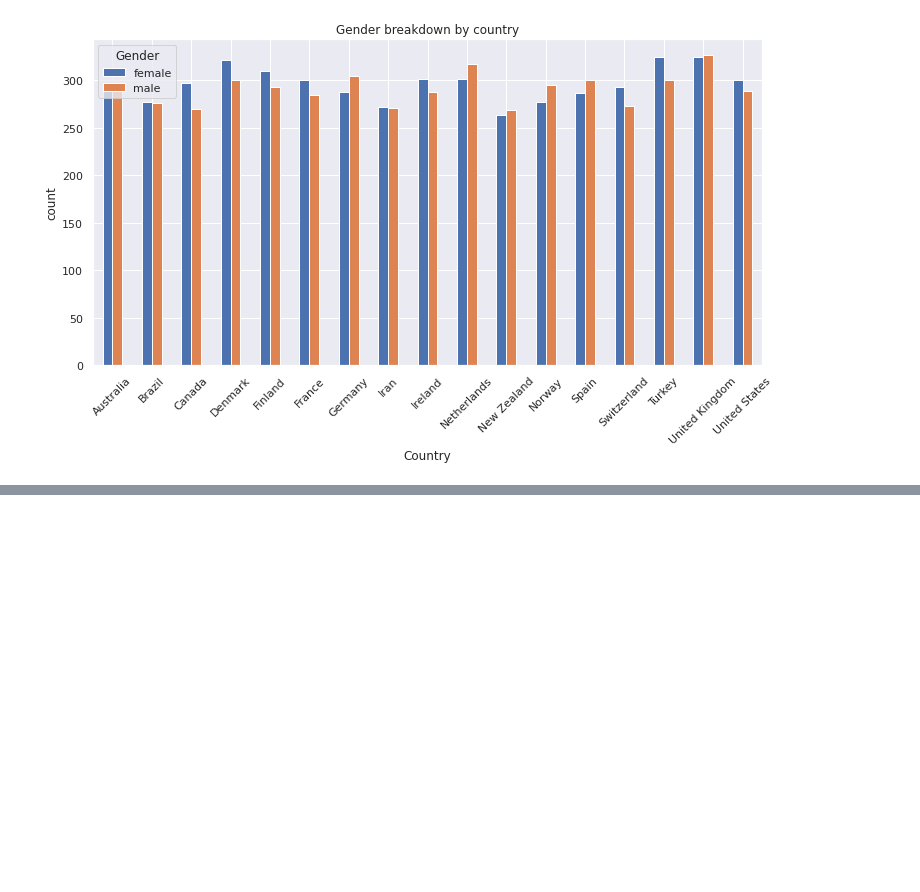
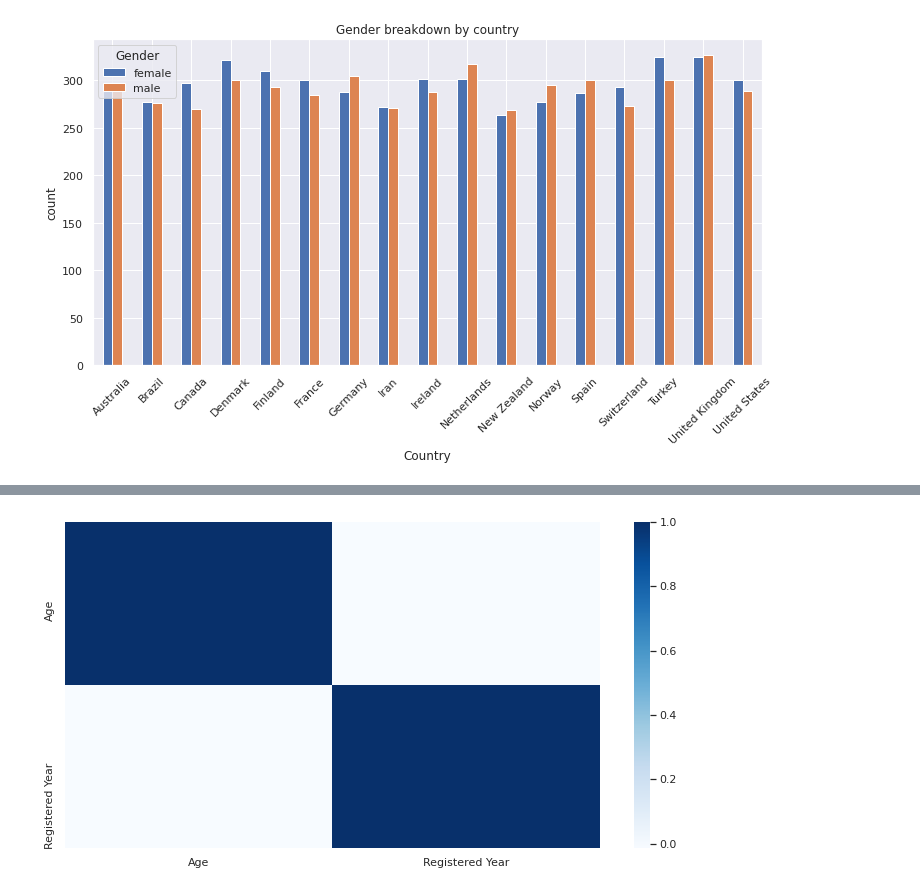
Before and after one commit to EdmonAbrahamyan/Data-Generation-and-EDA, a Jupyter notebook: Eda UserData.ipynb, the cells around one changed output, grey strips where cells are left out. Saved outputs shown, nothing was run; the diff lists cells and outputs as text; code cells hidden in the pictures; blank space fills up the shorter version.

```diff
--- a/Eda UserData.ipynb
+++ b/Eda UserData.ipynb
@@ -37,0 +52,6 @@ data_pivot.plot.bar(rot=45, title = 'Gender breakdown by country', ylabel = 'cou
+# %%
+corr = data.corr()
+sns.set_theme(style = 'white')
+sns.heatmap(corr, cmap = 'Blues');
+# %% [output]
+[figure, added]
```
Also changed, not shown: parts of 5 cells of this notebook, 1 other file.
